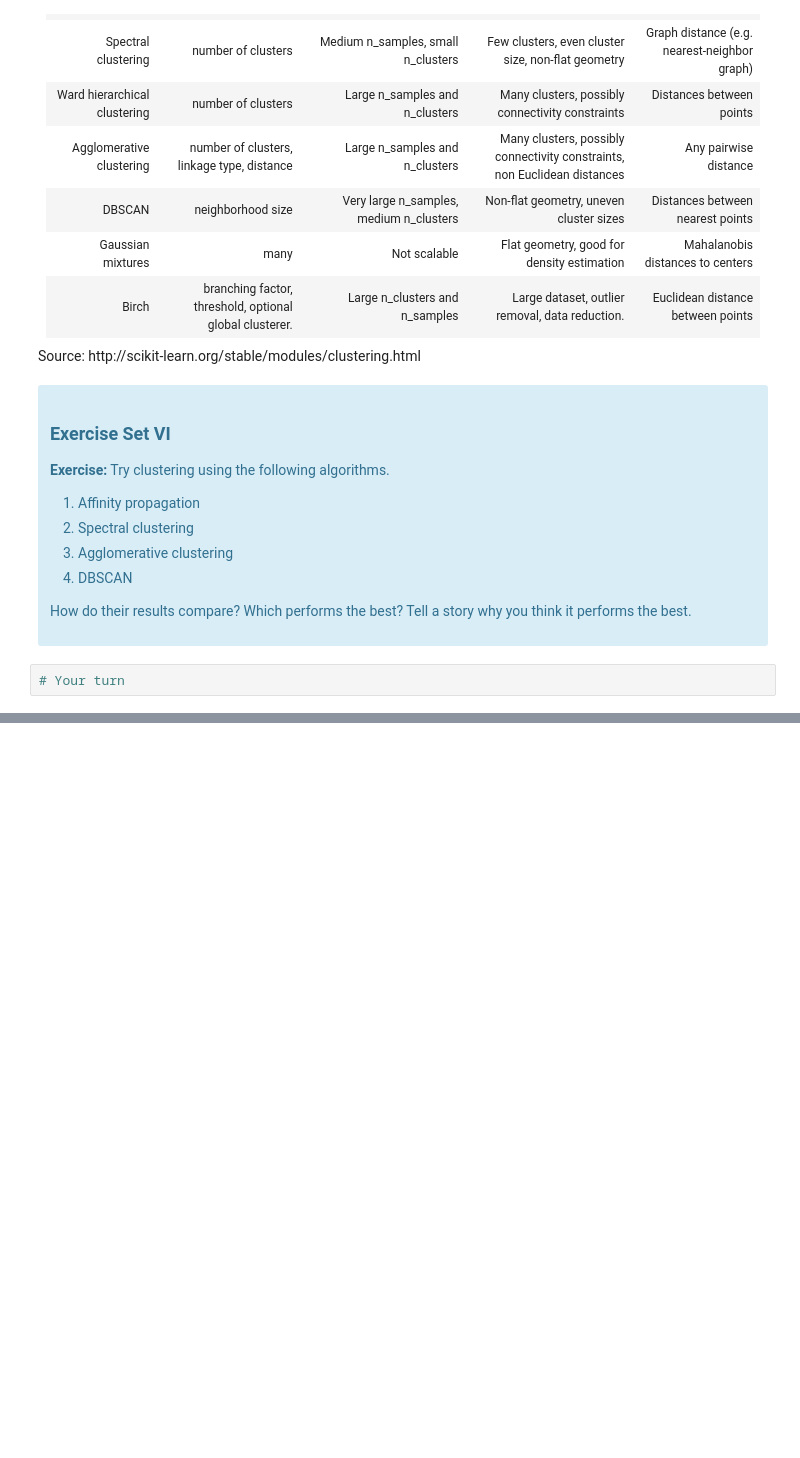
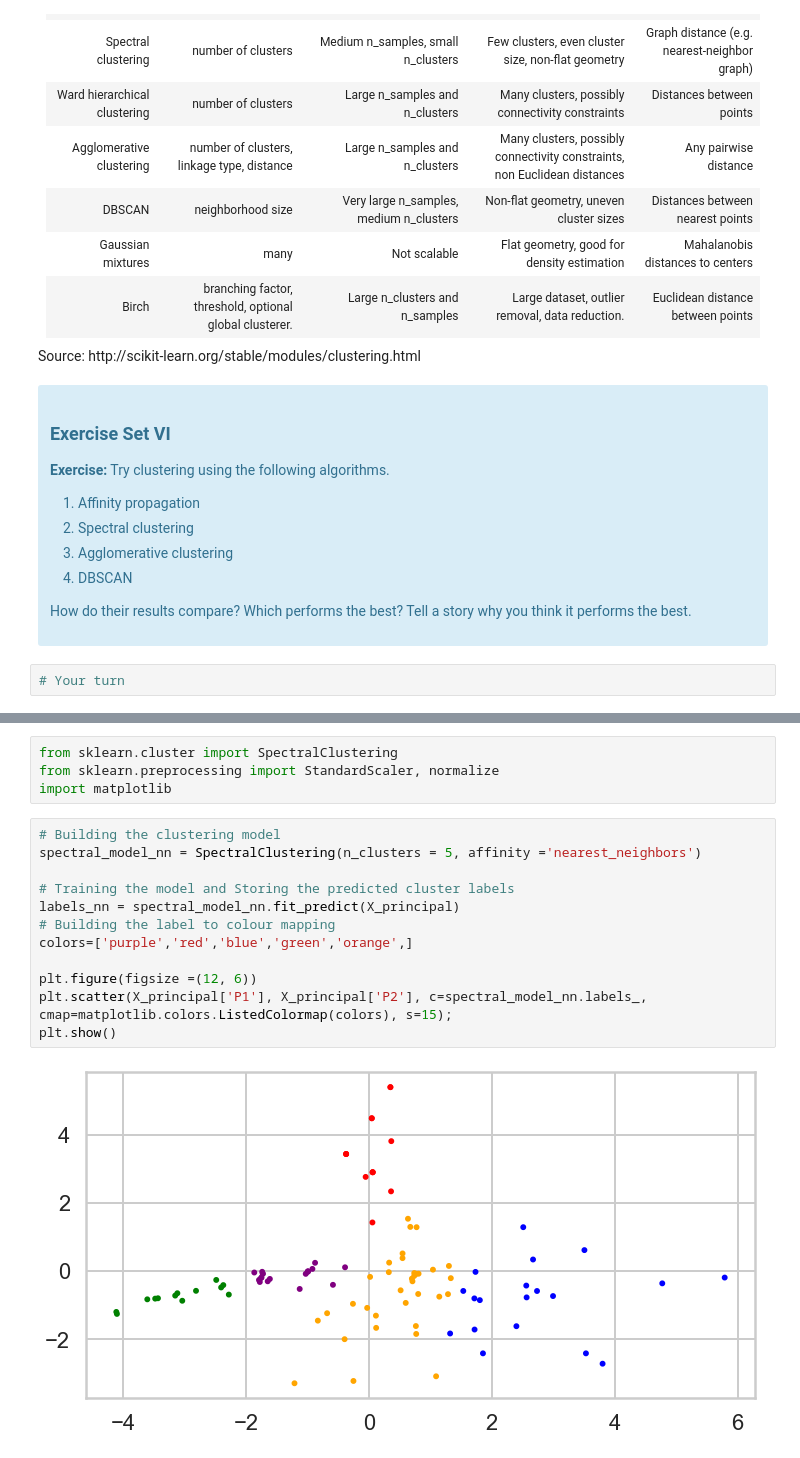
Before and after one commit to SANDIP79190219/Projects_Extra, a Jupyter notebook: Mini_Project_Clustering.ipynb, the cells around one changed output, grey strips where cells are left out. Drawn from its saved outputs; the diff is of its cells as text; blank space fills up the shorter version.

```diff
--- a/Mini_Project_Clustering.ipynb
+++ b/Mini_Project_Clustering.ipynb
@@ -587,0 +658,18 @@ Source: http://scikit-learn.org/stable/modules/clustering.html
+# %%
+from sklearn.cluster import SpectralClustering
+from sklearn.preprocessing import StandardScaler, normalize
+import matplotlib
+# %%
+# Building the clustering model
+spectral_model_nn = SpectralClustering(n_clusters = 5, affinity ='nearest_neighbors')
+
+# Training the model and Storing the predicted cluster labels
+labels_nn = spectral_model_nn.fit_predict(X_principal)
+# Building the label to colour mapping
+colors=['purple','red','blue','green','orange',]
+
+plt.figure(figsize =(12, 6))
+plt.scatter(X_principal['P1'], X_principal['P2'], c=spectral_model_nn.labels_, cmap=matplotlib.colors.ListedColormap(colors), s=15);
+plt.show()
+# %% [output]
+[figure, added]
```
Also changed, not shown: parts of 22 cells of this notebook.
